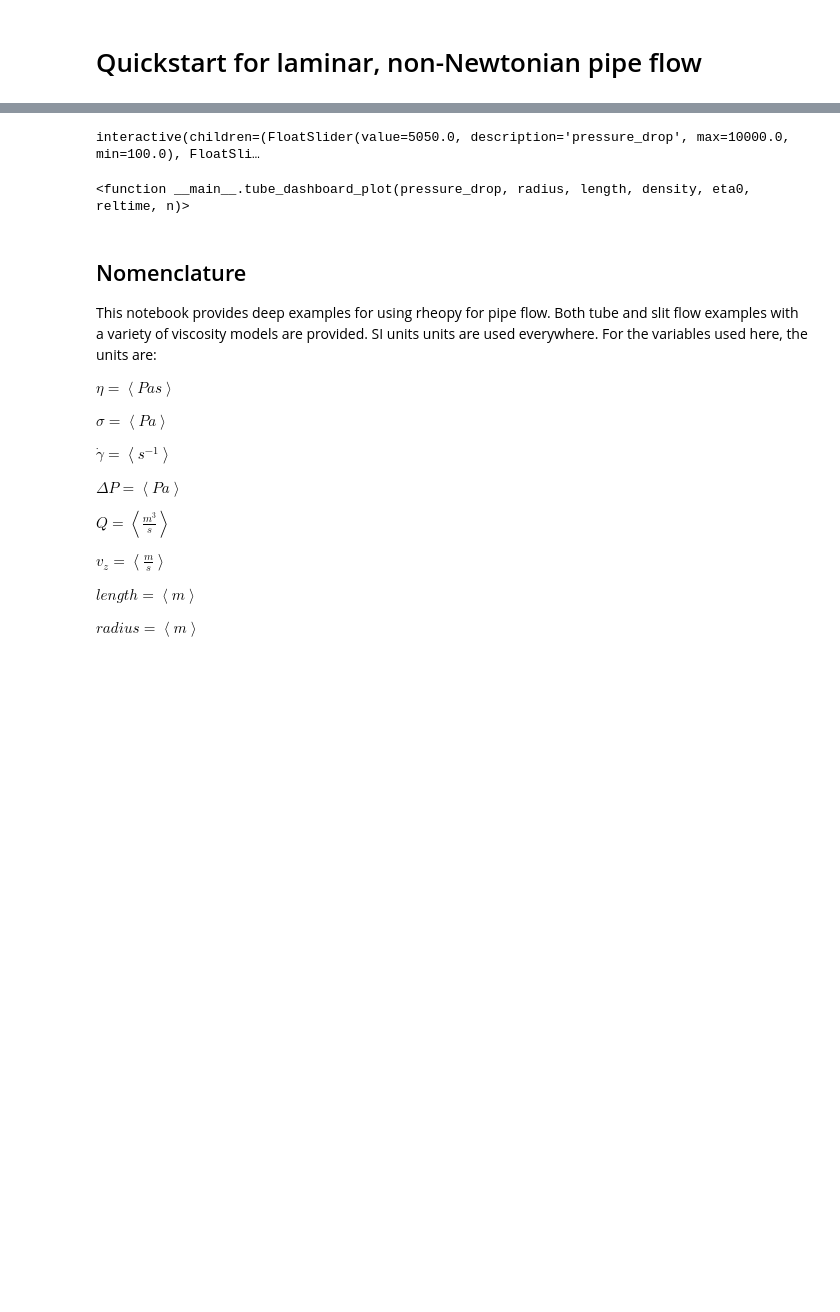
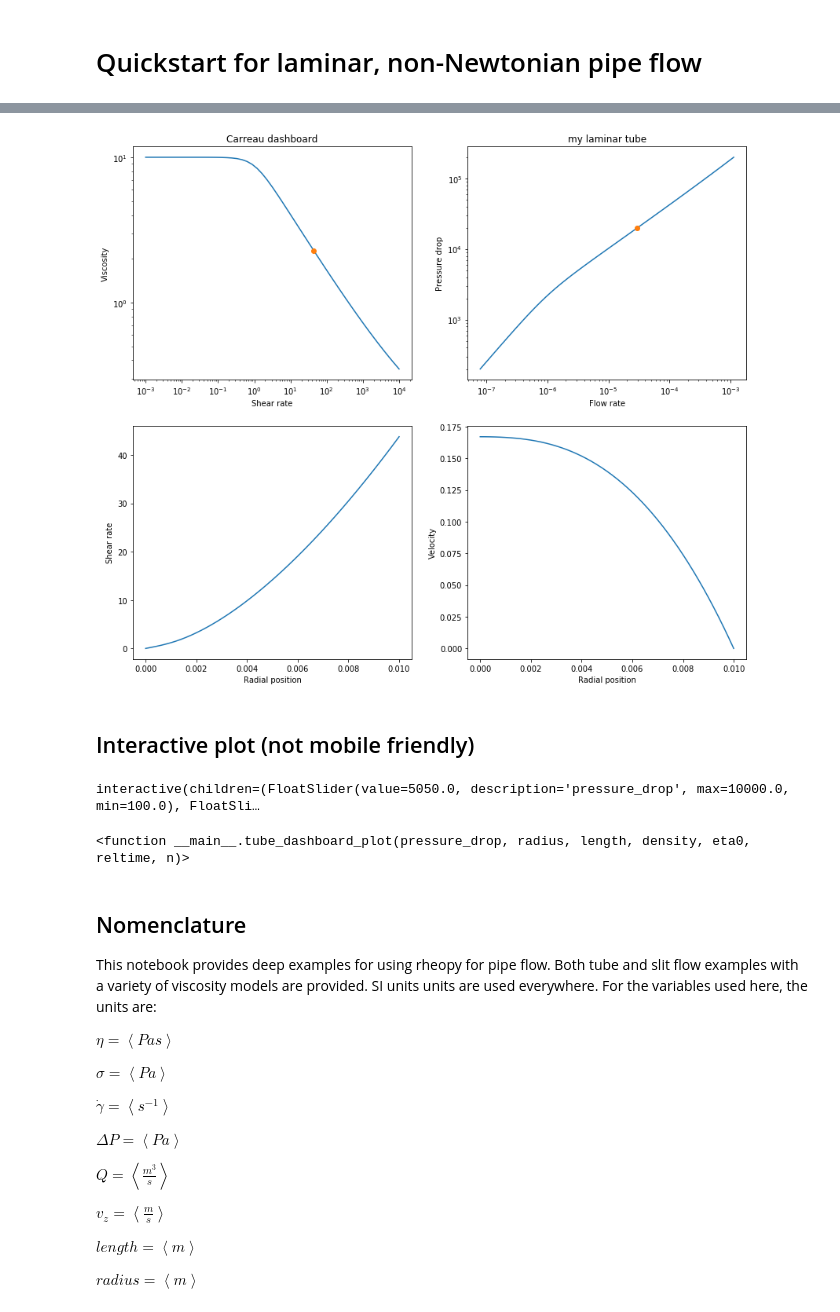
Before and after one commit to rheopy/rheoflow, a Jupyter notebook: notebooks/laminar_pipe_demonstration.ipynb, the cells around one changed output, grey strips where cells are left out. Cells and saved outputs as stored; diff of their text form; code cells hidden in the pictures; blank space fills up the shorter version.

Commit message:
Image in index; binder gone

```diff
--- a/notebooks/laminar_pipe_demonstration.ipynb
+++ b/notebooks/laminar_pipe_demonstration.ipynb
@@ -19,27 +19,32 @@ import rheoflow
 # %%
 def tube_dashboard_plot(pressure_drop,radius,length,density,eta0,reltime,n):
     plt.figure(figsize=(14,12))
     viscosity = rheoflow.viscosity.carreau('Carreau dashboard',eta0=eta0,etainf=.1,reltime=reltime,a=2.0,n=n)
     pipe = rheoflow.pipe.laminar('my laminar tube',density=density,radius=radius,length=length,
                               viscosity=viscosity)
     pipe.pressure_drop = pressure_drop
     plt.subplot(221)
     viscosity.visc_plot()
     plt.plot(pipe.shear_rate_wall,pipe.viscosity_wall(),'o')
     plt.subplot(222)
     pipe.q_plot(pressure_drop_min=200.,pressure_drop_max=200000.)
     plt.plot(pipe.q,pipe.pressure_drop,'o')
     plt.subplot(223)
     pipe.shear_rate_plot()
     plt.subplot(224)
     pipe.vz_plot()
 
-#tube_dashboard_plot(pressure_drop=20000.,radius=.01,length=1.,density=1000.,eta0=10.,reltime=1.,n=.6)
-interact(tube_dashboard_plot,pressure_drop=(100.,10000.),radius=(.01,.05),length=(.1,.5),
-         density=(500,1500),eta0=(1,100),reltime=(.001,10),n=(.2,0.9),continuous_update=False)
+tube_dashboard_plot(pressure_drop=20000.,radius=.01,length=1.,density=1000.,eta0=10.,reltime=1.,n=.6)
 # %% [output]
-interactive(children=(FloatSlider(value=5050.0, description='pressure_drop', max=10000.0, min=100.0), FloatSli…
-<function __main__.tube_dashboard_plot(pressure_drop, radius, length, density, eta0, reltime, n)>
+[figure, added]
+# %% [markdown]
+## Interactive plot (not mobile friendly)
+# %%
+interact(tube_dashboard_plot,pressure_drop=(100.,10000.),radius=(.01,.05),length=(.1,.5),
+         density=(500,1500),eta0=(1,100),reltime=(.001,10),n=(.2,0.9),continuous_update=False)
+# %% [output]
+interactive(children=(FloatSlider(value=5050.0, description='pressure_drop', max=10000.0, min=100.0), FloatSli…
+<function __main__.tube_dashboard_plot(pressure_drop, radius, length, density, eta0, reltime, n)>
 # %% [markdown]
 ## Nomenclature
 
```
Also changed, not shown: parts of 1 cell of this notebook, 6 other files.
